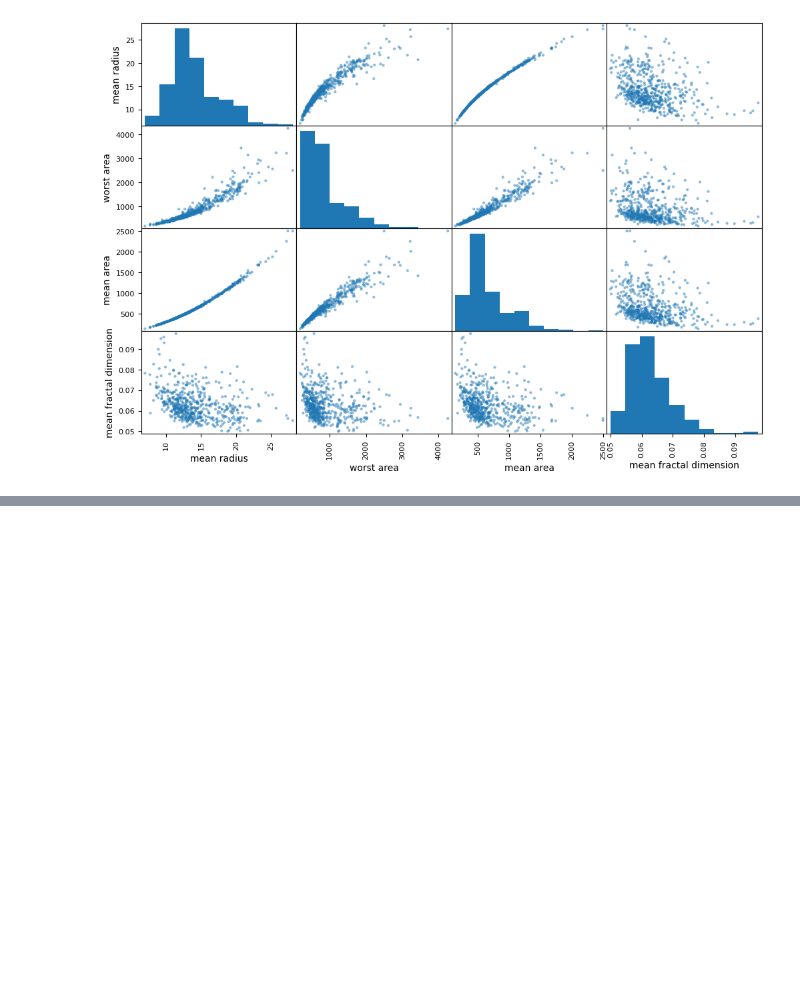
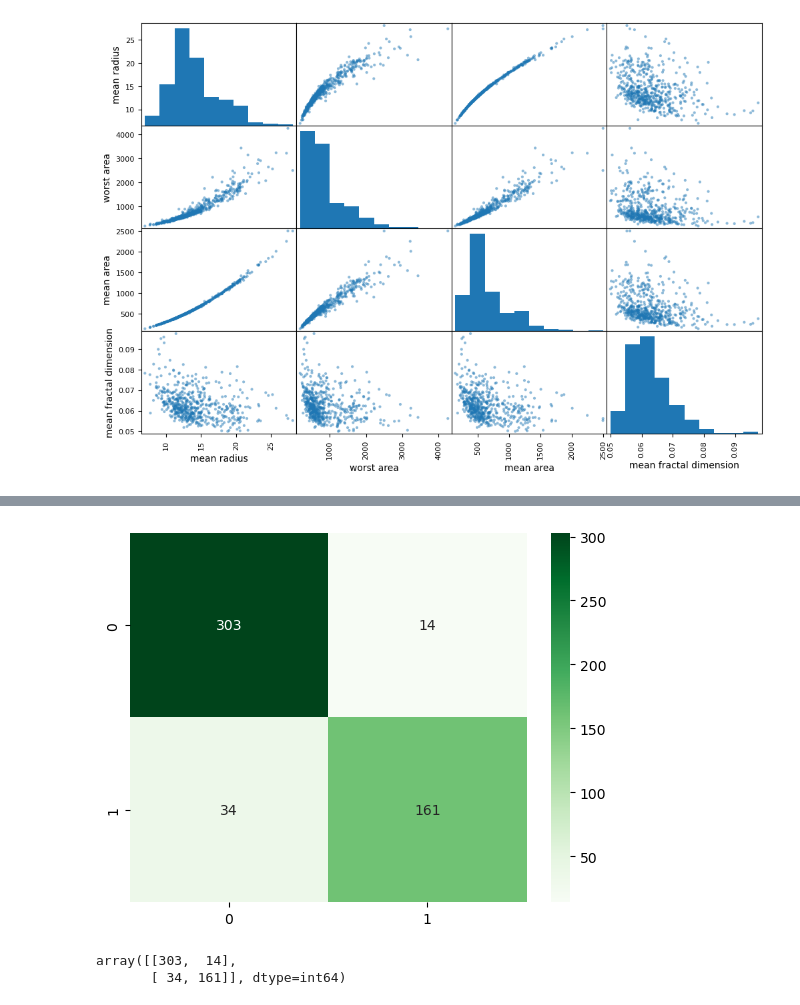
Before and after one commit to adamlewy3/Python-Projects, a Jupyter notebook: Applying some ML approaches to breast cancer dataset.ipynb, the cells around one changed output, grey strips where cells are left out. Drawn from its saved outputs; the diff is of its cells as text; code cells hidden in the pictures; blank space fills up the shorter version.

```diff
--- a/Applying some ML approaches to breast cancer dataset.ipynb
+++ b/Applying some ML approaches to breast cancer dataset.ipynb
@@ -87,0 +138,5 @@ array([[<Axes: xlabel='mean radius', ylabel='mean radius'>,
+# %%
+from sklearn.model_selection import cross_val_predict
+y_train_pred = cross_val_predict(logistic_regression, X_scaled, y, cv=3)
+
+y_train_pred
@@ -87,0 +161,12 @@ array([[<Axes: xlabel='mean radius', ylabel='mean radius'>,
+# %%
+from sklearn.metrics import confusion_matrix
+cm= confusion_matrix(y, y_train_pred)
+
+sns.heatmap(cm,cmap = 'Greens',annot=True, fmt='.3g')
+plt.show()
+
+cm
+# %% [output]
+[figure, added]
+array([[303,  14],
+       [ 34, 161]], dtype=int64)
```
Also changed, not shown: parts of 9 cells of this notebook, 1 other file.
